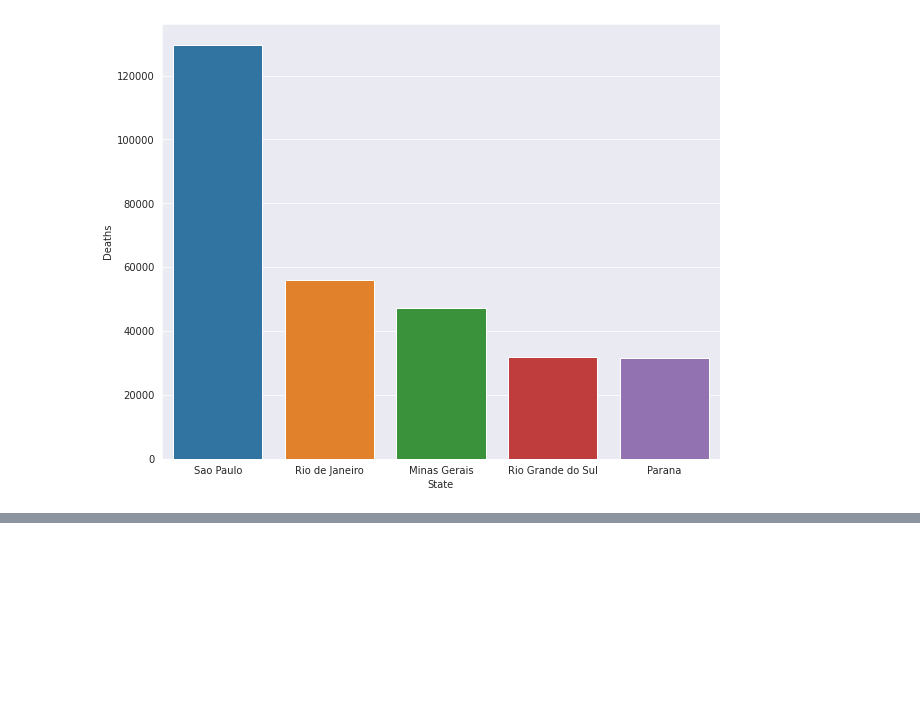
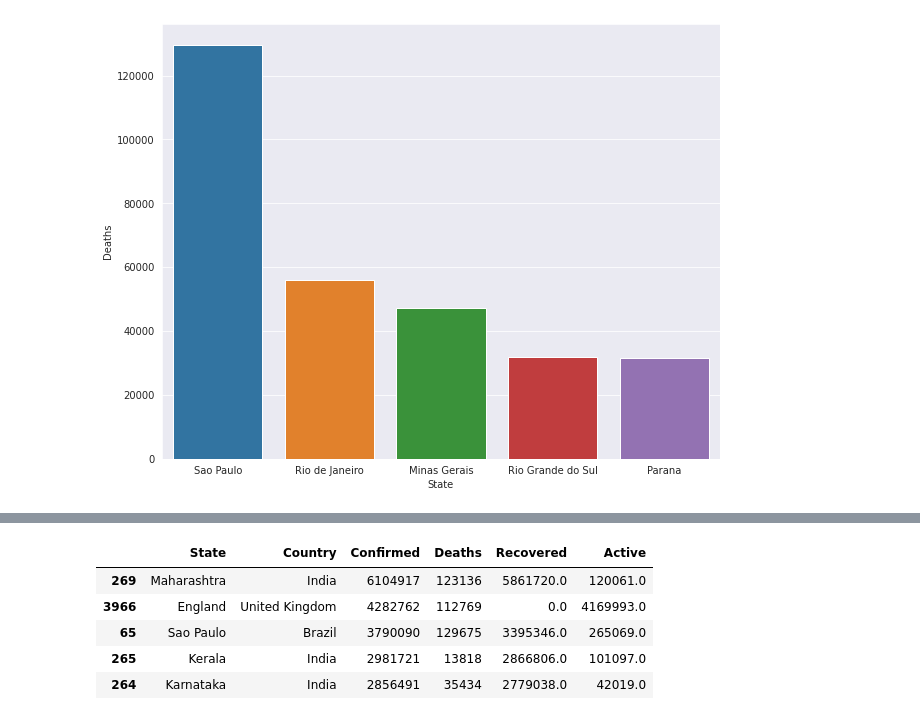
Before and after one commit to roblivesinottawa/analysis-covid-python, a Jupyter notebook: analysis-covid-python-workspace/notebooks/2021/07-05-2021.ipynb, the cells around one changed output, grey strips where cells are left out. Drawn from its saved outputs; the diff is of its cells as text; code cells hidden in the pictures; blank space fills up the shorter version.

```diff
--- a/analysis-covid-python-workspace/notebooks/2021/07-05-2021.ipynb
+++ b/analysis-covid-python-workspace/notebooks/2021/07-05-2021.ipynb
@@ -584,0 +611,9 @@ plt.show()
+# %%
+top_ten_world.dropna()
+# %% [output]
+|  | State | Country | Confirmed | Deaths | Recovered | Active |
+| 269 | Maharashtra | India | 6104917 | 123136 | 5861720.0 | 120061.0 |
+| 3966 | England | United Kingdom | 4282762 | 112769 | 0.0 | 4169993.0 |
+| 65 | Sao Paulo | Brazil | 3790090 | 129675 | 3395346.0 | 265069.0 |
+| 265 | Kerala | India | 2981721 | 13818 | 2866806.0 | 101097.0 |
+| 264 | Karnataka | India | 2856491 | 35434 | 2779038.0 | 42019.0 |
```
Also changed, not shown: parts of 6 cells of this notebook, 1 other file.
